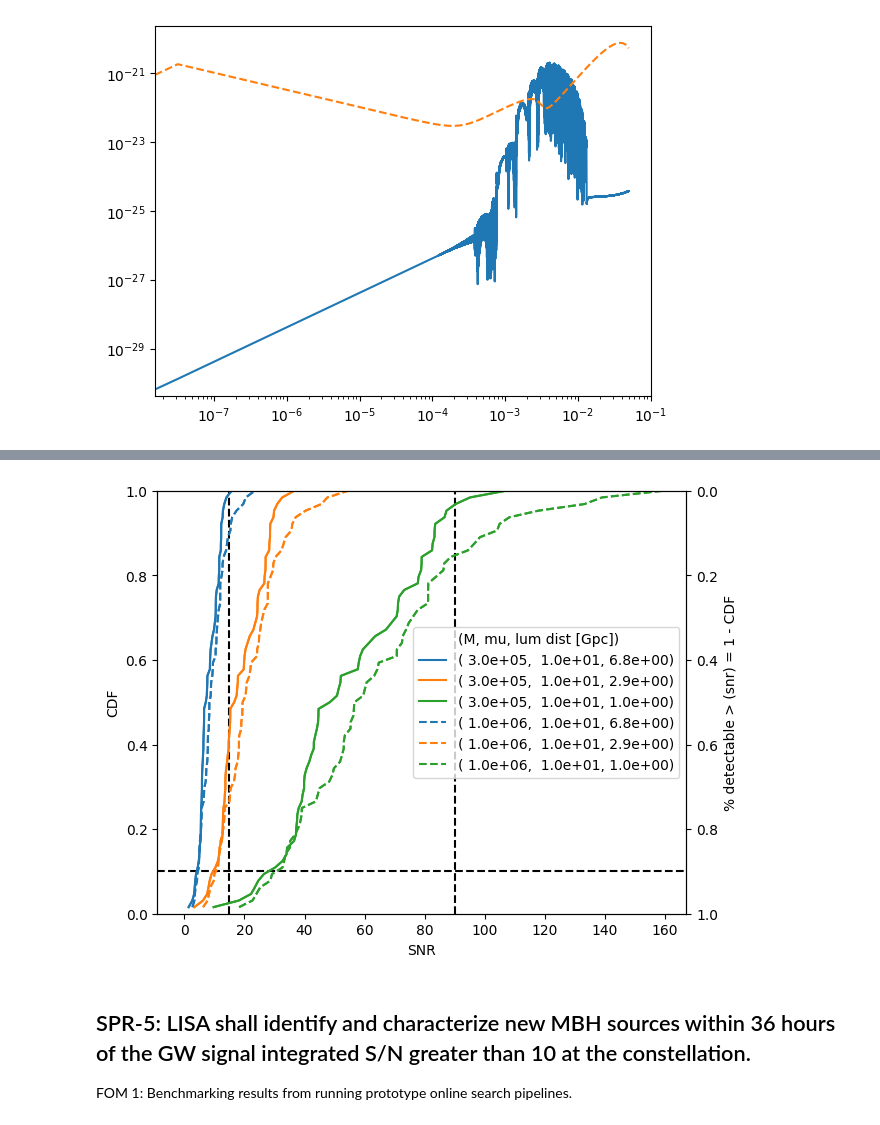
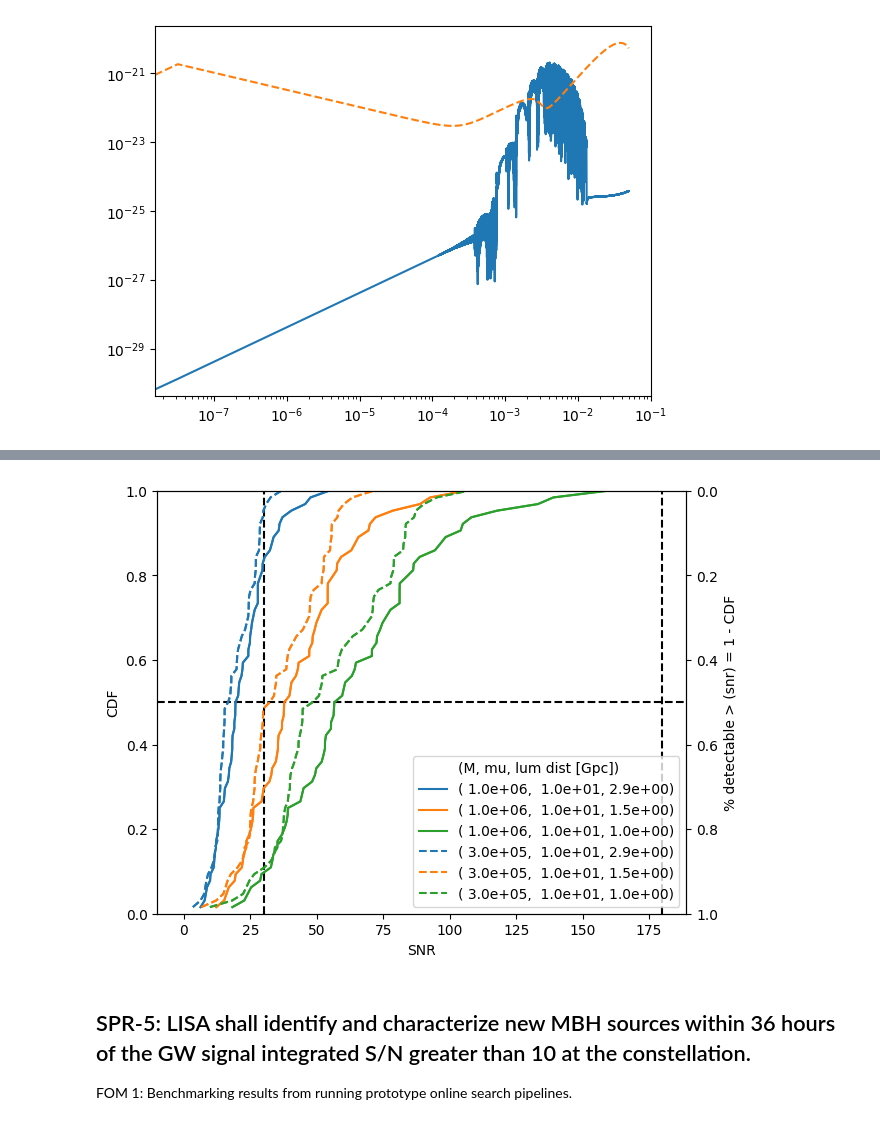
Before and after one commit to rjrosati/LISA-Project-Science-Sandbox, a Jupyter notebook: notebooks/SPR_Verification.ipynb, the cells around one changed output, grey strips where cells are left out. Drawn from its saved outputs; the diff is of its cells as text; code cells hidden in the pictures.

```diff
--- a/notebooks/SPR_Verification.ipynb
+++ b/notebooks/SPR_Verification.ipynb
@@ -521,13 +523,13 @@ transform_fn_emri = TransformContainer(
     fill_dict=fill_dict_emri,
 )
 # %%
-if not os.path.exists("EMRI_output.pickle"):
+if not os.path.exists("EMRI_output_3.pickle"):
 
 
-    draws = 64
+    draws = 32
 
     # TODO: change to source frame associated values
-    masses = [(1e6, 10.0), (3e5, 10.0)]  # (1e7, 10.0), (1e6, 10.0), (1e5, 10.0), (5e5, 10.0), (5e6, 10.0), (3e5, 10.0)]
+    masses = [(1e5, 10.0)]  # , (1e5, 10.0)]  # (1e7, 10.0), (1e6, 10.0), (1e5, 10.0), (5e5, 10.0), (5e6, 10.0), (3e5, 10.0)]
     dL = 1.0
     # fig, ax = plt.subplots(layout='constrained')
 
@@ -590,7 +592,7 @@ if not os.path.exists("EMRI_output.pickle"):
             snrs_out[j] = _snr.copy()
         snrs_out_dict[(M, mu)] = snrs_out
 
-    with open("EMRI_output.pickle", "wb") as fp:
+    with open("EMRI_output_3.pickle", "wb") as fp:
         pickle.dump(snrs_out_dict, fp, pickle.HIGHEST_PROTOCOL)
 
 else:
@@ -602,8 +620,8 @@ Not running emri calculations
 with open("EMRI_output.pickle", "rb") as fp:
     snrs_out_dict = pickle.load(fp)
 # %%
-snr_lim = 15.0    # Detection threshold
-requirement = 0.9 # Completeness requirement
+snr_lim = 30.0    # Detection threshold
+requirement = 0.5 # Completeness requirement
 # monte carlo high mass primary
 
 plt.close()
@@ -614,37 +632,37 @@ ax.axhline(1 - requirement, color="k", ls="--")
 ax2 = ax.twinx()
 ax.plot([-1.0, -1.0], [-1.0, -2.0], color="white", label="(M, mu, lum dist [Gpc])")
 
 dist_redshift_1 = Planck18.luminosity_distance(1.0).to(u.Gpc).value
 dist_redshift_05 = Planck18.luminosity_distance(0.5).to(u.Gpc).value
 check = {}
-for i, M in enumerate([3e5, 1e6]):
-    for j, dist in enumerate([dist_redshift_1, dist_redshift_05, 1.0]):
+for i, M in enumerate([1e6, 3e5]):
+    for j, dist in enumerate([dist_redshift_05,  1.5, 1.0]):
         mu = 1e1
         # dist = 1.0  # Gpc (choose hear)
 
         snrs_out = snrs_out_dict[(M, mu)] / dist
 
         # log10_snrs_out = np.log10(snrs_out.copy() )
         cdf = np.arange(1, snrs_out.shape[0] + 1) / snrs_out.shape[0]
         det_frac = 1 - cdf
         x = np.sort(snrs_out)
         check[(M, dist)] = [x, cdf]
         ls = ["solid", "dashed"][i]
         color = f"C{j}"
         ax.plot(x, cdf, color=color, ls=ls, label=f"({M: .01e}, {mu: .01e}, {dist:.01e})")
         ax2.plot(x, det_frac, color=color, ls=ls, label=f"({M: .01e}, {mu: .01e}, {dist:.01e})")
 
 ax2.set_ylim(1.0, 0.0)
 ax.set_ylim(0.0, 1.0)
 ax2.set_ylabel('% detectable > (snr) = 1 - CDF')
 ax.set_xlabel("SNR")
 # ax.set_xticks(np.log10([1, 10, 100, 1000]))
 # ax.set_xticklabels([1, 10, 100, 1000])
 ax.set_ylabel("CDF")
 ax.legend()
-fig.savefig("emri_cdf.png")
+fig.savefig("emri_cdf_new.png")
 # %% [output]
-[figure, old version]
+[figure, new version]
 # %% [markdown]
 ## SPR-5: LISA shall identify and characterize new MBH sources within 36 hours of the GW signal integrated S/N greater than 10 at the constellation.
 
```
Also changed, not shown: parts of 2 cells of this notebook.
